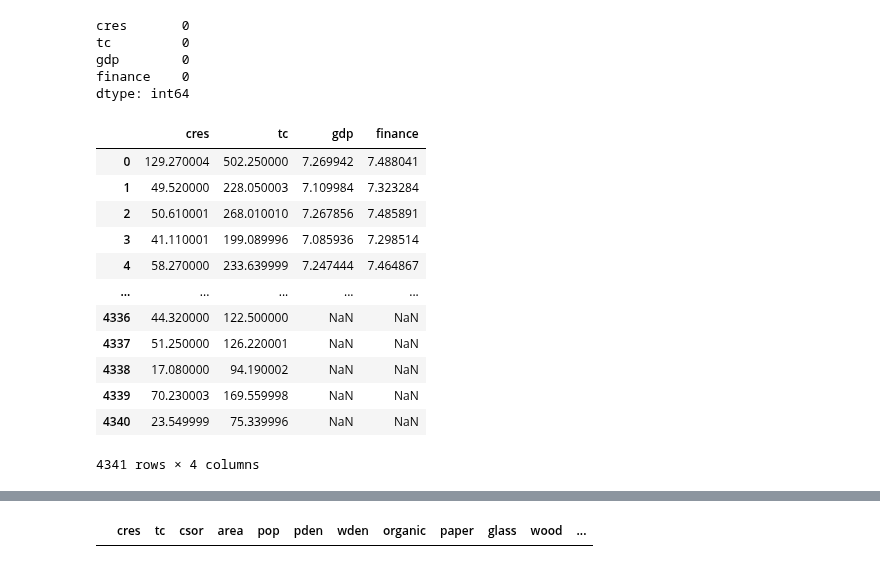
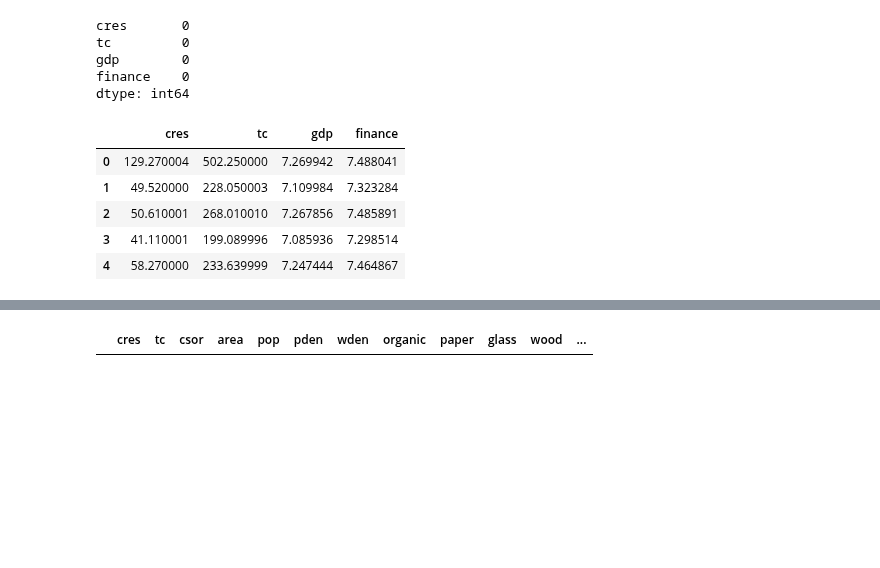
Before and after one commit to Gourav052003/Machine-Learning-Solutions-for-Predicting-Municipal-Waste-Costs-and-Sustainable-Resource-Management, a Jupyter notebook: Impact Analysis/Waste Generation.ipynb, the cells around one changed output, grey strips where cells are left out. Drawn from its saved outputs; the diff is of its cells as text; code cells hidden in the pictures; blank space fills up the shorter version.

```diff
--- a/Impact Analysis/Waste Generation.ipynb
+++ b/Impact Analysis/Waste Generation.ipynb
@@ -127,19 +125,13 @@ tc         0
 gdp        0
 finance    0
 dtype: int64
-# %%
-numerical_df[cres_train_features]
-# %% [output]
-|  | cres | tc | gdp | finance |
-| 0 | 129.270004 | 502.250000 | 7.269942 | 7.488041 |
-| 1 | 49.520000 | 228.050003 | 7.109984 | 7.323284 |
-| 2 | 50.610001 | 268.010010 | 7.267856 | 7.485891 |
-| 3 | 41.110001 | 199.089996 | 7.085936 | 7.298514 |
-| 4 | 58.270000 | 233.639999 | 7.247444 | 7.464867 |
-| ... | ... | ... | ... | ... |
-| 4336 | 44.320000 | 122.500000 | NaN | NaN |
-| 4337 | 51.250000 | 126.220001 | NaN | NaN |
-| 4338 | 17.080000 | 94.190002 | NaN | NaN |
-| 4339 | 70.230003 | 169.559998 | NaN | NaN |
-| 4340 | 23.549999 | 75.339996 | NaN | NaN |
-4341 rows × 4 columns
+# %%
+new_cres_df = numerical_df[cres_train_features]
+new_cres_df.head()
+# %% [output]
+|  | cres | tc | gdp | finance |
+| 0 | 129.270004 | 502.250000 | 7.269942 | 7.488041 |
+| 1 | 49.520000 | 228.050003 | 7.109984 | 7.323284 |
+| 2 | 50.610001 | 268.010010 | 7.267856 | 7.485891 |
+| 3 | 41.110001 | 199.089996 | 7.085936 | 7.298514 |
+| 4 | 58.270000 | 233.639999 | 7.247444 | 7.464867 |
```
Also changed, not shown: parts of 3 cells of this notebook.
